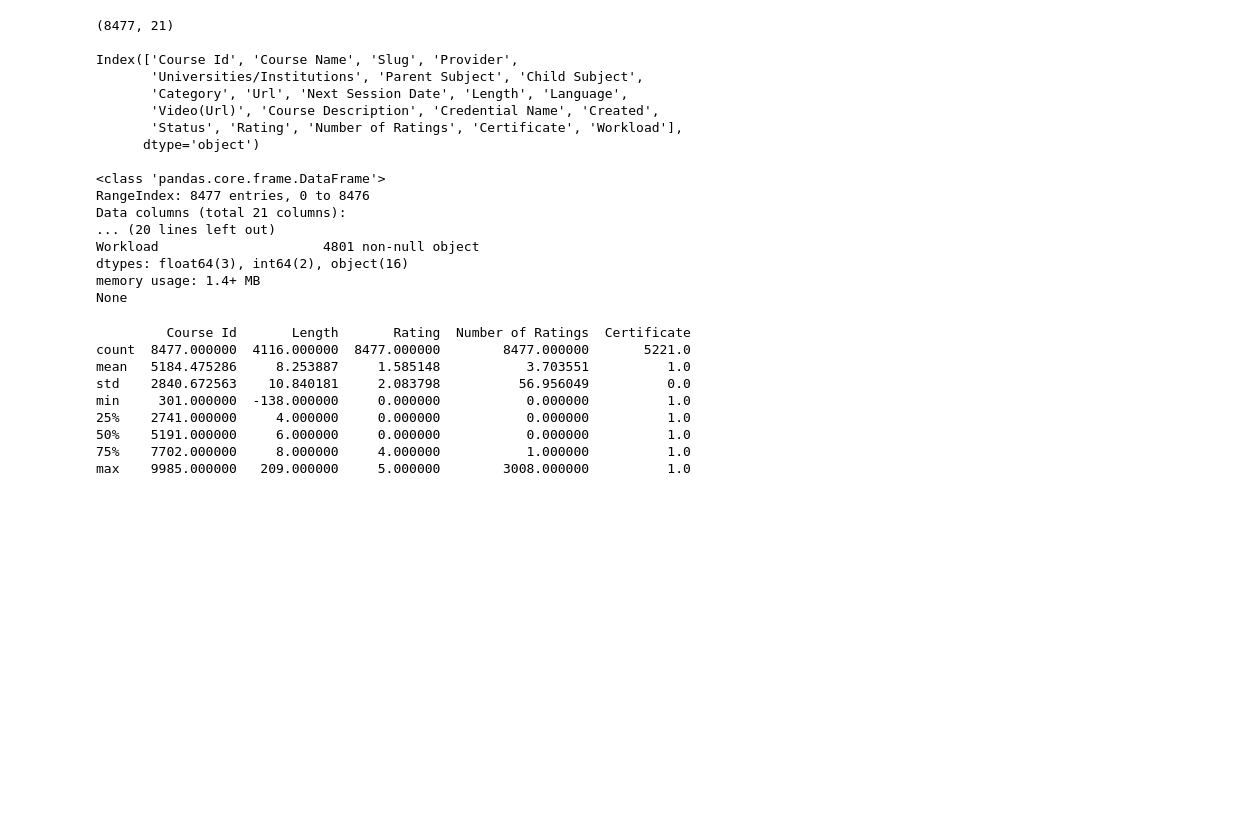
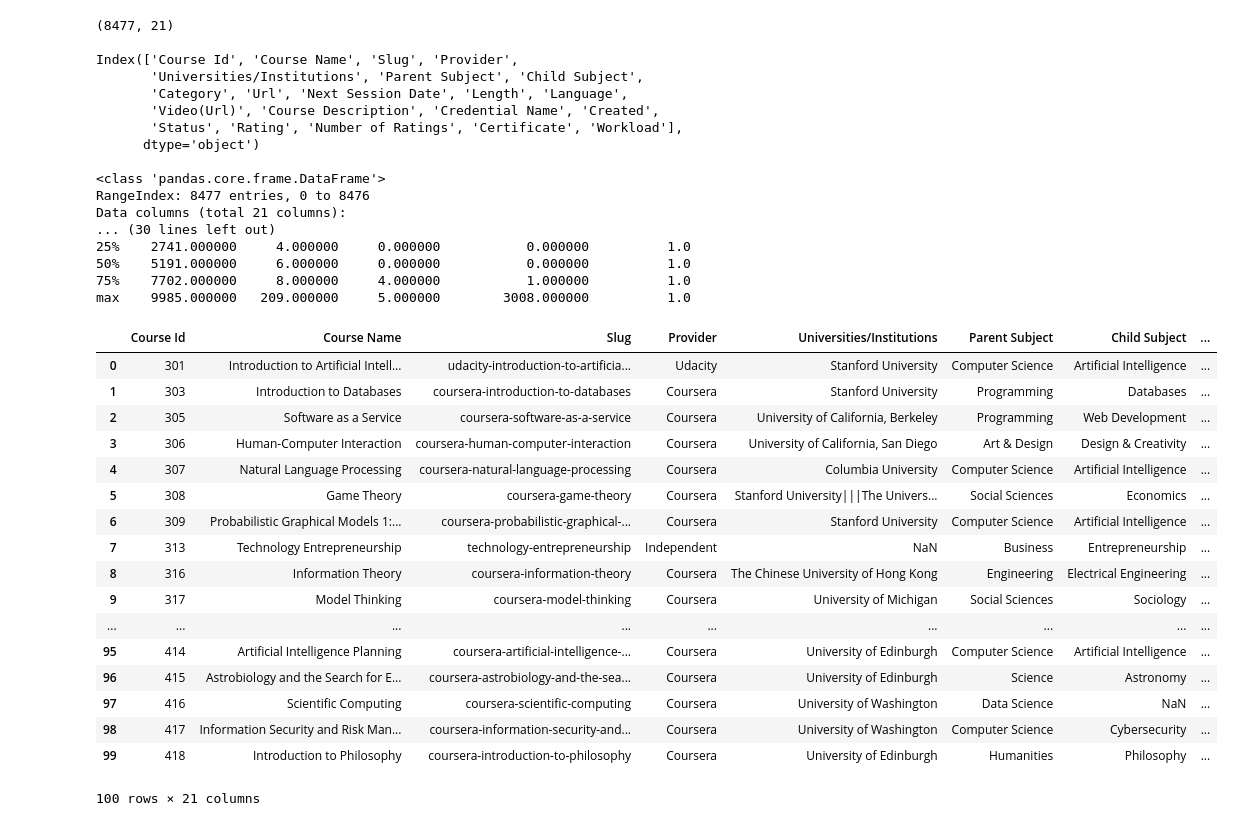
Before and after one commit to iamdv/mooc-recommender, a Jupyter notebook: Notebooks/Exploratory Data Analysis.ipynb, the cells around one changed output. Cells and saved outputs as stored; diff of their text form; code cells hidden in the pictures; blank space fills up the shorter version.

Commit message:
Added describe() and head() methods

```diff
--- a/Notebooks/Exploratory Data Analysis.ipynb
+++ b/Notebooks/Exploratory Data Analysis.ipynb
@@ -5,15 +5,17 @@ import matplotlib as mp
 
 # Importing required modules for EDA
 # %%
-courses = pd.read_csv("../Data/courses.csv")
+df_courses = pd.read_csv("../Data/courses.csv")
 
 # Loading courses data from the CSV file
 # %%
-print(courses.shape,"\n")
+print(df_courses.shape,"\n")
 
-print(courses.columns, "\n")
+print(df_courses.columns, "\n")
 
-print(courses.info(), "\n")
+print(df_courses.info(), "\n")
+
+print(df_courses.describe(), "\n")
 
 # Exploring data dimensionality, feature names, and feature types.
 # %% [output]
@@ -29,20 +31,29 @@ Index(['Course Id', 'Course Name', 'Slug', 'Provider',
 <class 'pandas.core.frame.DataFrame'>
 RangeIndex: 8477 entries, 0 to 8476
 Data columns (total 21 columns):
-... (20 lines left out)
-Workload                     4801 non-null object
-dtypes: float64(3), int64(2), object(16)
-memory usage: 1.4+ MB
-None
+... (30 lines left out)
+25%    2741.000000     4.000000     0.000000           0.000000          1.0
+50%    5191.000000     6.000000     0.000000           0.000000          1.0
+75%    7702.000000     8.000000     4.000000           1.000000          1.0
+max    9985.000000   209.000000     5.000000        3008.000000          1.0
-# %%
-print(courses.describe())
-# %% [output]
-         Course Id       Length       Rating  Number of Ratings  Certificate
-count  8477.000000  4116.000000  8477.000000        8477.000000       5221.0
-mean   5184.475286     8.253887     1.585148           3.703551          1.0
-std    2840.672563    10.840181     2.083798          56.956049          0.0
-min     301.000000  -138.000000     0.000000           0.000000          1.0
-25%    2741.000000     4.000000     0.000000           0.000000          1.0
-50%    5191.000000     6.000000     0.000000           0.000000          1.0
-75%    7702.000000     8.000000     4.000000           1.000000          1.0
-max    9985.000000   209.000000     5.000000        3008.000000          1.0
+# %%
+df_courses.head(100)
+# %% [output]
+|  | Course Id | Course Name | Slug | Provider | Universities/Institutions | Parent Subject | Child Subject | ... |
+| 0 | 301 | Introduction to Artificial Intell... | udacity-introduction-to-artificia... | Udacity | Stanford University | Computer Science | Artificial Intelligence | ... |
+| 1 | 303 | Introduction to Databases | coursera-introduction-to-databases | Coursera | Stanford University | Programming | Databases | ... |
+| 2 | 305 | Software as a Service | coursera-software-as-a-service | Coursera | University of California, Berkeley | Programming | Web Development | ... |
+| 3 | 306 | Human-Computer Interaction | coursera-human-computer-interaction | Coursera | University of California, San Diego | Art & Design | Design & Creativity | ... |
+| 4 | 307 | Natural Language Processing | coursera-natural-language-processing | Coursera | Columbia University | Computer Science | Artificial Intelligence | ... |
+| 5 | 308 | Game Theory | coursera-game-theory | Coursera | Stanford University|||The Univers... | Social Sciences | Economics | ... |
+| 6 | 309 | Probabilistic Graphical Models 1:... | coursera-probabilistic-graphical-... | Coursera | Stanford University | Computer Science | Artificial Intelligence | ... |
+| 7 | 313 | Technology Entrepreneurship | technology-entrepreneurship | Independent | NaN | Business | Entrepreneurship | ... |
+| 8 | 316 | Information Theory | coursera-information-theory | Coursera | The Chinese University of Hong Kong | Engineering | Electrical Engineering | ... |
+| 9 | 317 | Model Thinking | coursera-model-thinking | Coursera | University of Michigan | Social Sciences | Sociology | ... |
+| ... | ... | ... | ... | ... | ... | ... | ... | ... |
+| 95 | 414 | Artificial Intelligence Planning | coursera-artificial-intelligence-... | Coursera | University of Edinburgh | Computer Science | Artificial Intelligence | ... |
+| 96 | 415 | Astrobiology and the Search for E... | coursera-astrobiology-and-the-sea... | Coursera | University of Edinburgh | Science | Astronomy | ... |
+| 97 | 416 | Scientific Computing | coursera-scientific-computing | Coursera | University of Washington | Data Science | NaN | ... |
+| 98 | 417 | Information Security and Risk Man... | coursera-information-security-and... | Coursera | University of Washington | Computer Science | Cybersecurity | ... |
+| 99 | 418 | Introduction to Philosophy | coursera-introduction-to-philosophy | Coursera | University of Edinburgh | Humanities | Philosophy | ... |
+100 rows × 21 columns
```
